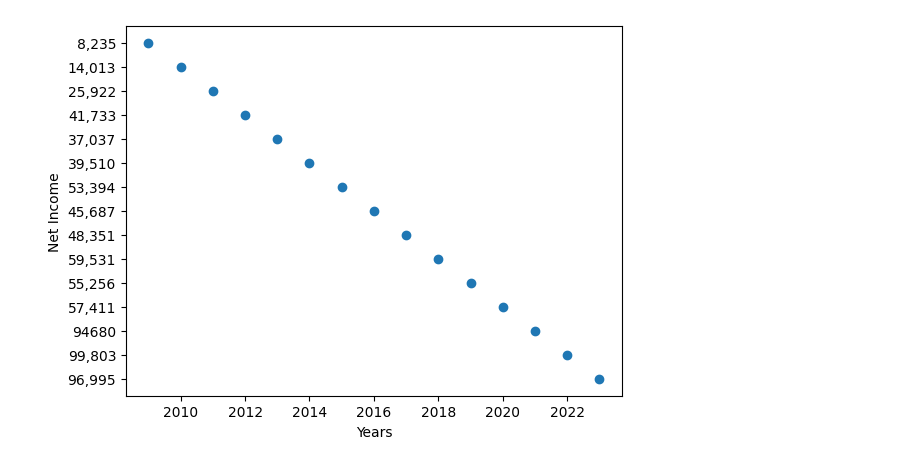
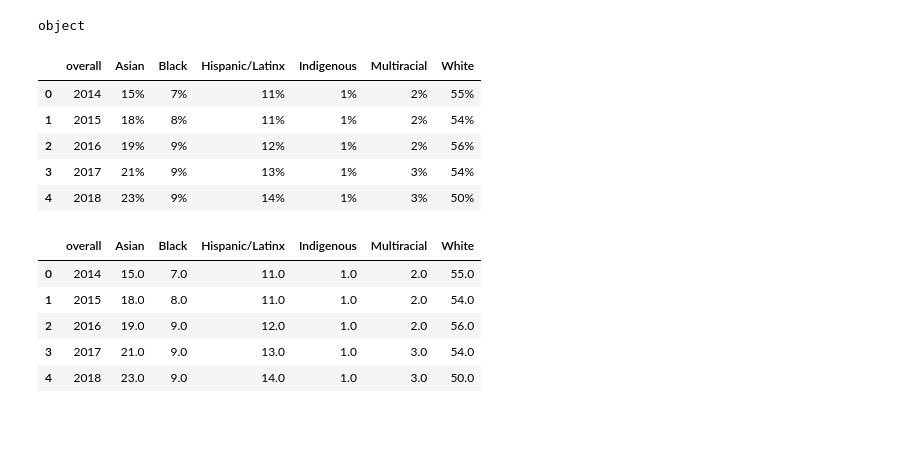
Before and after one commit to Theideabased/introduction_machine_learning_using_python_book, a Jupyter notebook: simple_HR_analysis_apple/analysis.ipynb, the cells around one changed output. Saved outputs shown, nothing was run; the diff lists cells and outputs as text; code cells hidden in the pictures; blank space fills up the shorter version.

Commit message:
analysis

```diff
--- a/simple_HR_analysis_apple/analysis.ipynb
+++ b/simple_HR_analysis_apple/analysis.ipynb
@@ -20,17 +22,17 @@ import numpy as np
 import matplotlib.pyplot as plt
 
 # importing my data
-employee_data = pd.read_csv('employee_data_apple.csv') # employees count from 1995 to 2023
-data_race_diverse = pd.read_csv('employee_diversify_apple.csv') # diversity data in employees from 2014 to 2022
-data_sex_diverse = pd.read_csv('employee_diversity_apple_sex.csv') # diversity data in sex for employee
-leaders_race_diverse = pd.read_csv('leaders_diversity_apple.csv') # diversity data in leaders race 2014 to 2022
-leaders_sex_diverse = pd.read_csv('leaders_diversity_apple_sex.csv') # diversity data in leaders  sex from 2014 to 2022
-revenue_net_income = pd.read_csv('revenue_and_net_income_apple.csv') # revenue and net income from 2009 to 2023
+reversed_employee_data = pd.read_csv('employee_data_apple.csv') # employees count from 1995 to 2023
+reversed_data_race_diverse = pd.read_csv('employee_diversify_apple.csv') # diversity data in employees from 2014 to 2022
+reversed_data_gender_diverse = pd.read_csv('employee_diversity_apple_sex.csv') # diversity data in sex for employee
+reversed_leaders_race_diverse = pd.read_csv('leaders_diversity_apple.csv') # diversity data in leaders race 2014 to 2022
+reversed_leaders_gender_diverse = pd.read_csv('leaders_diversity_apple_sex.csv') # diversity data in leaders  sex from 2014 to 2022
+reversed_revenue_net_income = pd.read_csv('revenue_and_net_income_apple.csv') # revenue and net income from 2009 to 2023
 
-# Display all data
-print(employee_data.head())
-print(data_race_diverse.head())
-print(data_sex_diverse.head())
-print(leaders_race_diverse.head())
-print(leaders_race_diverse.head())
-print(revenue_net_income.head())
+# reversing the data for proper analysis
+employee_data = reversed_employee_data.iloc[::-1].reset_index(drop=True)
+data_race_diverse = reversed_data_race_diverse.iloc[::-1].reset_index(drop=True)
+data_gender_diverse = reversed_data_gender_diverse.iloc[::-1].reset_index(drop=True)
+leaders_race_diverse = reversed_leaders_race_diverse.iloc[::-1].reset_index(drop=True)
+leaders_gender_diverse = reversed_leaders_gender_diverse.iloc[::-1].reset_index(drop=True)
+revenue_net_income = reversed_revenue_net_income.iloc[::-1].reset_index(drop=True)
@@ -55,8 +39,34 @@ print(revenue_net_income.head())
-# %%
-# viewing the net income per year
-plt.scatter(revenue_net_income['year'], revenue_net_income['net_income'])
-plt.xlabel('Years')
-plt.ylabel('Net Income')
-plt.show()
-# %% [output]
-[figure, removed]
+# %%
+# Droping the row of the data from 1995 to 2013 because it will not be useful for our analysis
+employee_data = employee_data.drop(employee_data.index[:14])
+data_race_diverse['Asian'].dtype
+print(data_race_diverse['Asian'].dtype)
+data_race_diverse.head()
+# %% [output]
+object
+|  | overall | Asian | Black | Hispanic/Latinx | Indigenous | Multiracial | White |
+| 0 | 2014 | 15% | 7% | 11% | 1% | 2% | 55% |
+| 1 | 2015 | 18% | 8% | 11% | 1% | 2% | 54% |
+| 2 | 2016 | 19% | 9% | 12% | 1% | 2% | 56% |
+| 3 | 2017 | 21% | 9% | 13% | 1% | 3% | 54% |
+| 4 | 2018 | 23% | 9% | 14% | 1% | 3% | 50% |
+# %%
+# converting all the value to integers and removing the symbols for better analysis and plotting
+revenue_net_income['net_income'] = revenue_net_income['net_income'].str.replace(',', '').astype(int)
+
+# removing % in all the diverse data
+columns_to_clean_gender = ['male', 'female']
+columns_to_clean = ['Asian', 'Black', 'Indigenous', 'White', 'Hispanic/Latinx', 'Multiracial']
+columns_to_clean_leaders = ['Asian', 'Black', 'Indigenous', 'White', 'Hispanic/Latinx', 'Mutliracial']
+data_race_diverse[columns_to_clean] = data_race_diverse[columns_to_clean].replace('%', '', regex=True).astype(float)
+leaders_race_diverse[columns_to_clean_leaders] = leaders_race_diverse[columns_to_clean_leaders].replace('%', '', regex=True).astype(float)
+data_gender_diverse[columns_to_clean_gender] = data_gender_diverse[columns_to_clean_gender].replace('%', '', regex=True).astype(float)
+leaders_gender_diverse[columns_to_clean_gender] = leaders_gender_diverse[columns_to_clean_gender].replace('%', '', regex=True).astype(float)
+data_race_diverse.head()
+# %% [output]
+|  | overall | Asian | Black | Hispanic/Latinx | Indigenous | Multiracial | White |
+| 0 | 2014 | 15.0 | 7.0 | 11.0 | 1.0 | 2.0 | 55.0 |
+| 1 | 2015 | 18.0 | 8.0 | 11.0 | 1.0 | 2.0 | 54.0 |
+| 2 | 2016 | 19.0 | 9.0 | 12.0 | 1.0 | 2.0 | 56.0 |
+| 3 | 2017 | 21.0 | 9.0 | 13.0 | 1.0 | 3.0 | 54.0 |
+| 4 | 2018 | 23.0 | 9.0 | 14.0 | 1.0 | 3.0 | 50.0 |
```
Also changed, not shown: parts of 9 cells of this notebook.
